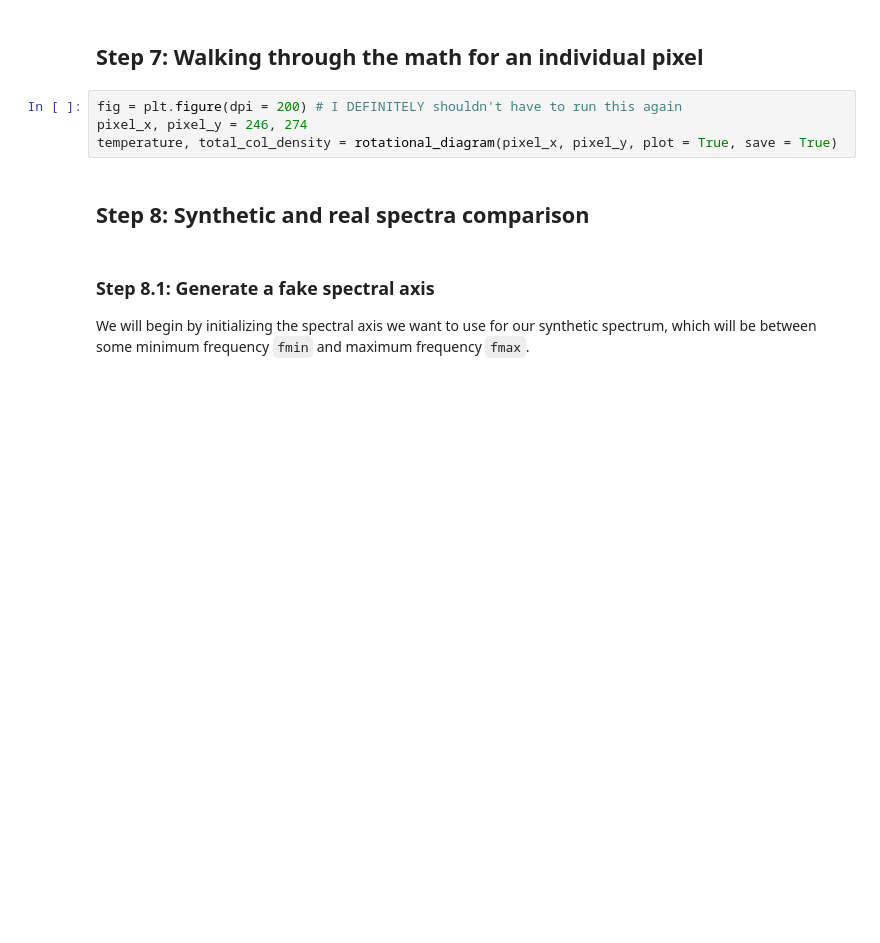
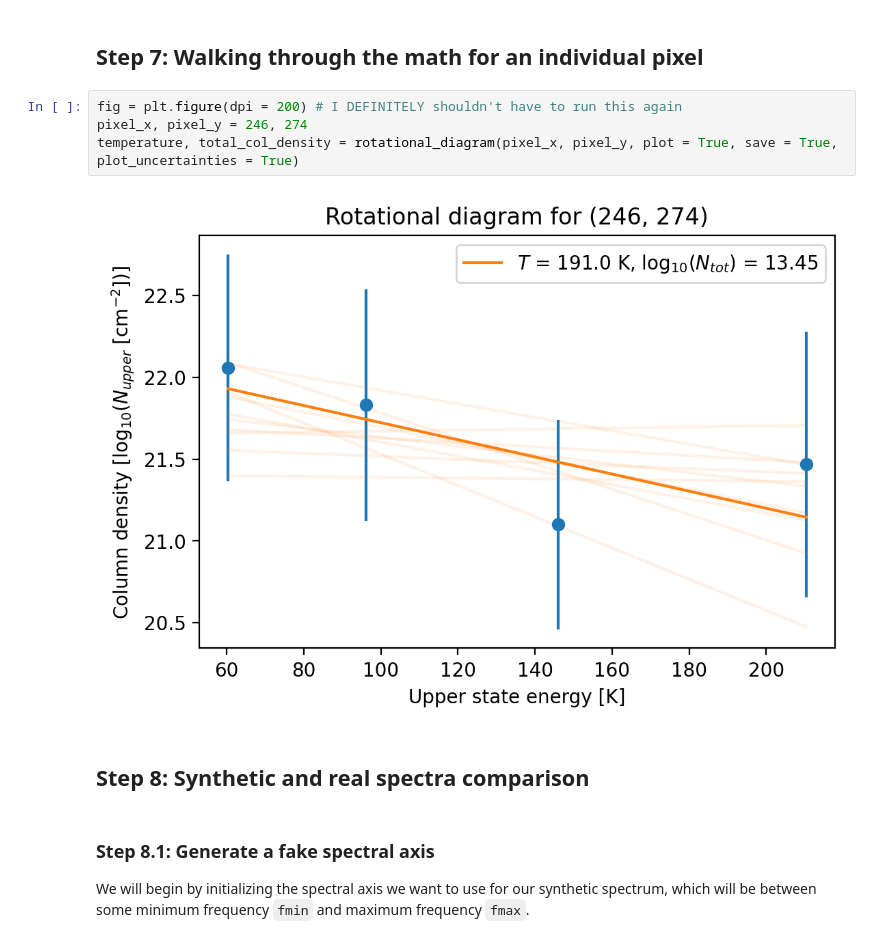
Before and after one commit to abulatek/brick, a Jupyter notebook: first_results/temperature_map/ProcessingTutorial.ipynb, the cells around one changed output. Drawn from its saved outputs; the diff is of its cells as text; blank space fills up the shorter version.

```diff
--- a/first_results/temperature_map/ProcessingTutorial.ipynb
+++ b/first_results/temperature_map/ProcessingTutorial.ipynb
@@ -569,7 +566,9 @@ print(counter)
 # %%
 fig = plt.figure(dpi = 200) # I DEFINITELY shouldn't have to run this again
 pixel_x, pixel_y = 246, 274
-temperature, total_col_density = rotational_diagram(pixel_x, pixel_y, plot = True, save = True)
+temperature, total_col_density = rotational_diagram(pixel_x, pixel_y, plot = True, save = True, plot_uncertainties = True)
+# %% [output]
+[figure, added]
 # %% [markdown]
 ## Step 8: Synthetic and real spectra comparison
 # %% [markdown]
```
Also changed, not shown: parts of 6 cells of this notebook, 4 other files.
